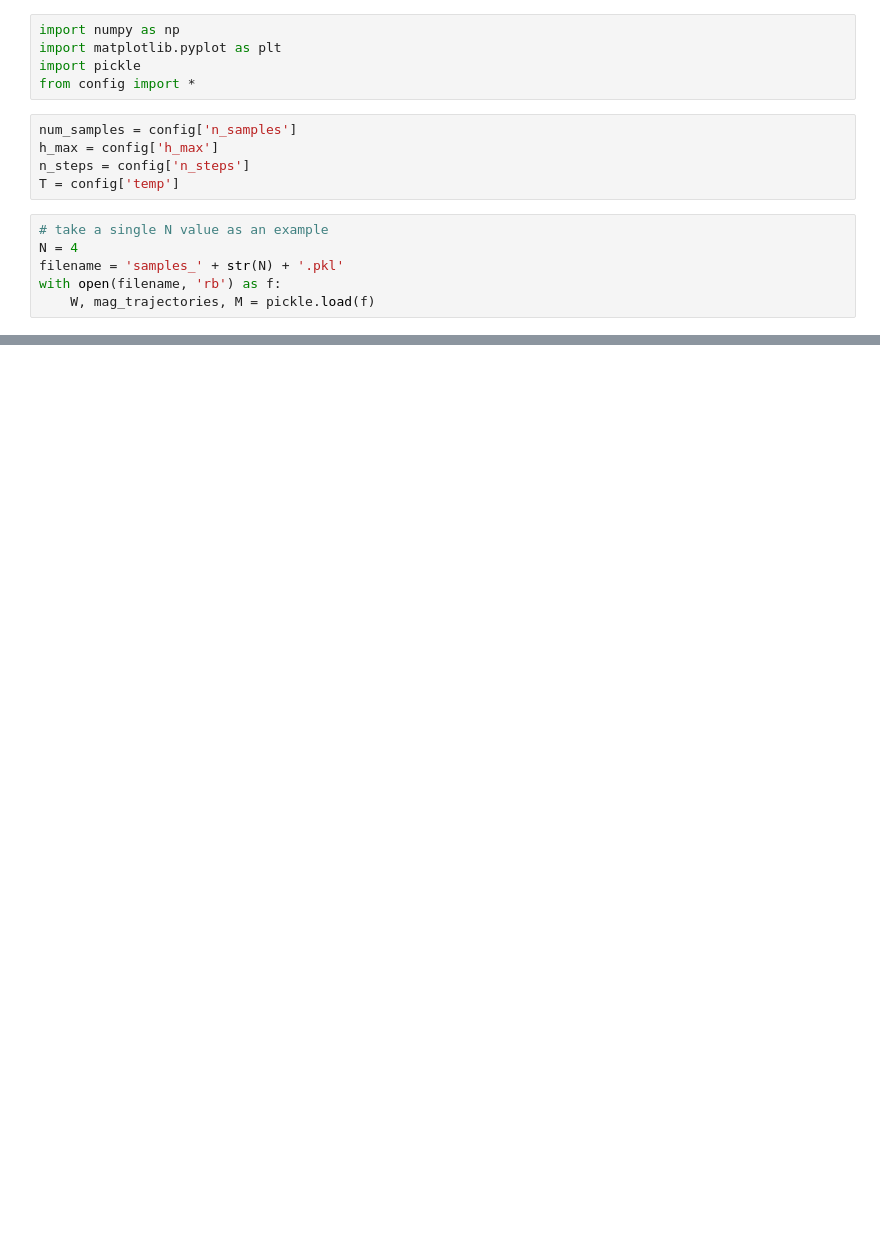
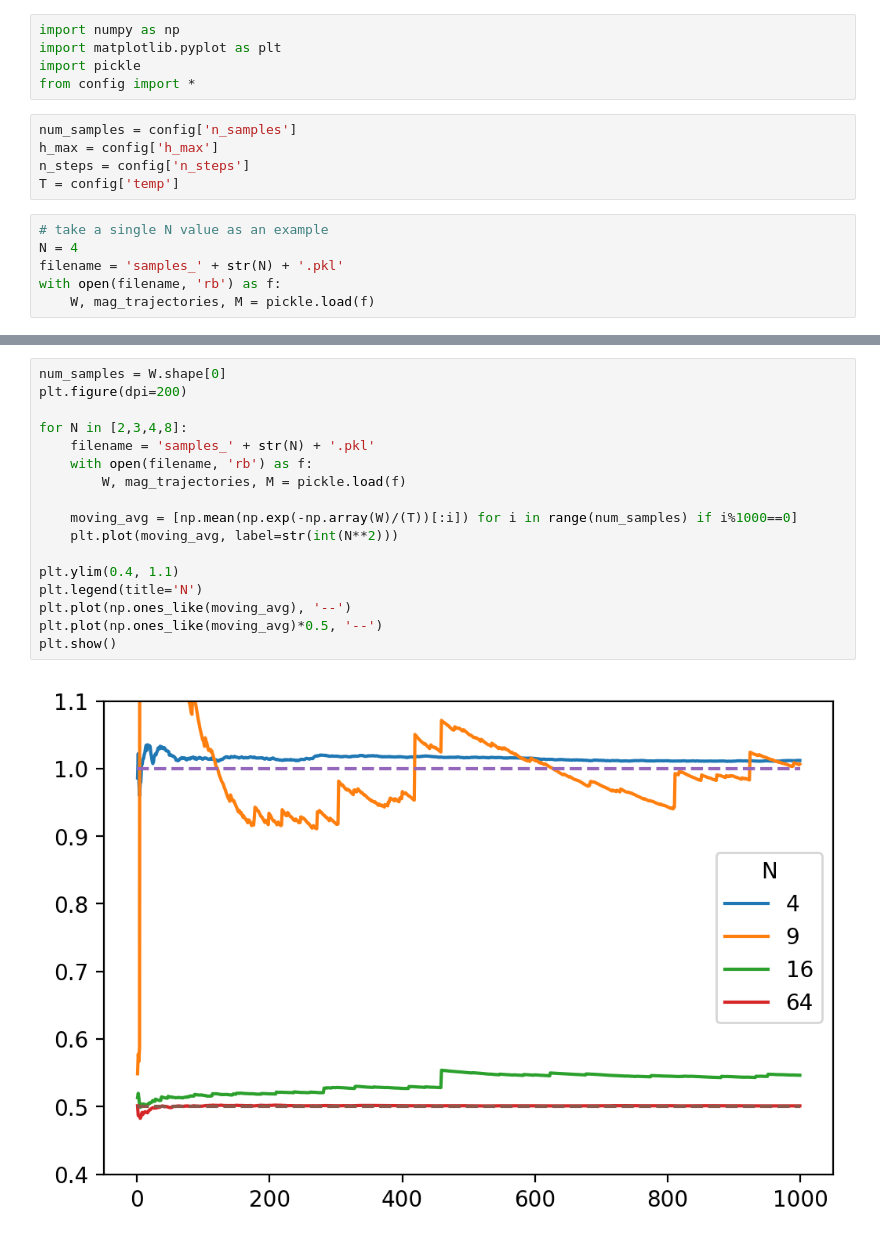
Before and after one commit to Buffoni/landauer_parallel, a Jupyter notebook: Plots.ipynb, the cells around one changed output, grey strips where cells are left out. Saved outputs shown, nothing was run; the diff lists cells and outputs as text; blank space fills up the shorter version.

```diff
--- a/Plots.ipynb
+++ b/Plots.ipynb
@@ -32,0 +34,19 @@ Average exponentiated work (Jarzynski):  0.5463254825948742
+# %%
+num_samples = W.shape[0]
+plt.figure(dpi=200)
+
+for N in [2,3,4,8]:
+    filename = 'samples_' + str(N) + '.pkl'
+    with open(filename, 'rb') as f:
+        W, mag_trajectories, M = pickle.load(f)
+
+    moving_avg = [np.mean(np.exp(-np.array(W)/(T))[:i]) for i in range(num_samples) if i%1000==0]
+    plt.plot(moving_avg, label=str(int(N**2)))
+
+plt.ylim(0.4, 1.1)
+plt.legend(title='N')
+plt.plot(np.ones_like(moving_avg), '--')
+plt.plot(np.ones_like(moving_avg)*0.5, '--')
+plt.show()
+# %% [output]
+[figure, added]
```
Also changed, not shown: parts of 2 cells of this notebook.
